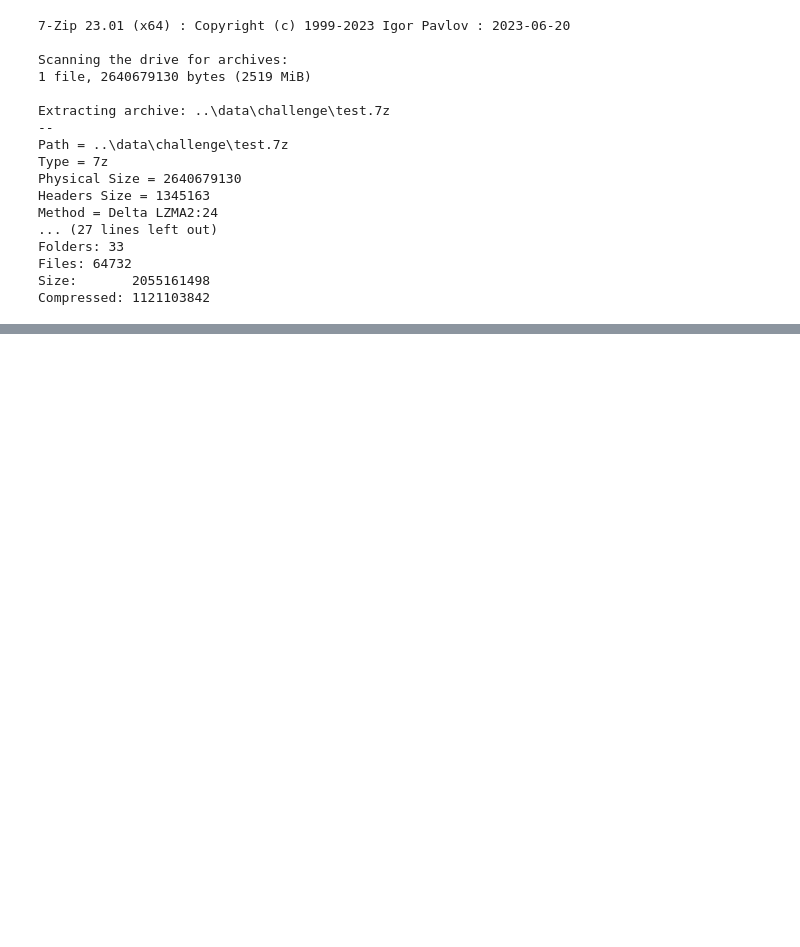
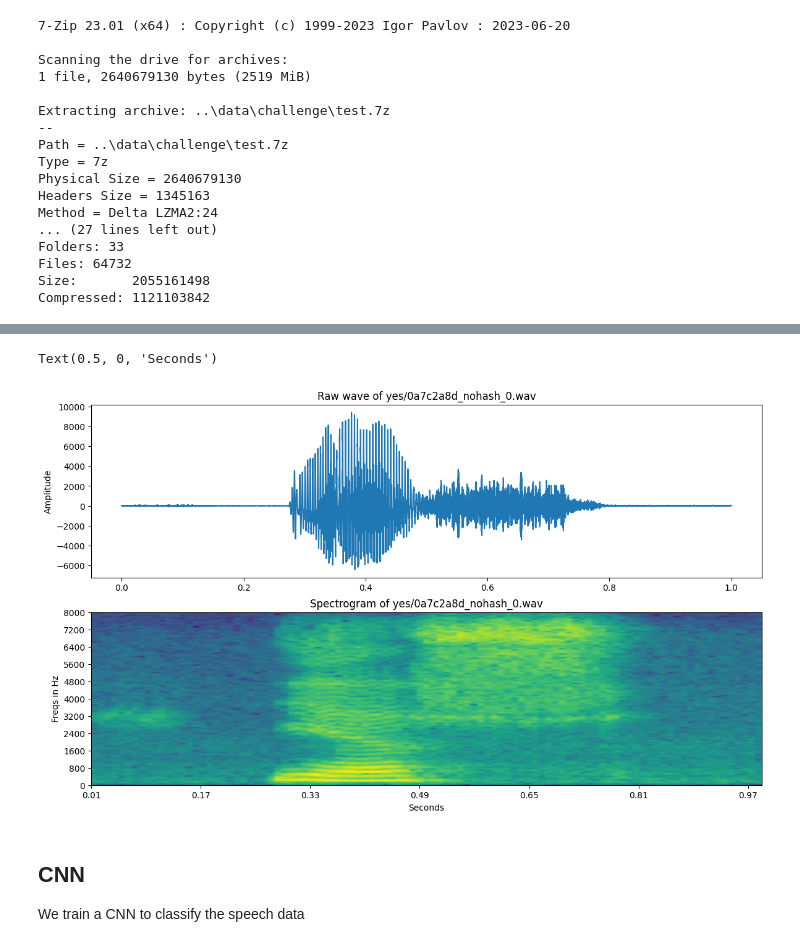
Before and after one commit to Lukas-J/DL2, a Jupyter notebook: src/project2.ipynb, the cells around one changed output, grey strips where cells are left out. Drawn from its saved outputs; the diff is of its cells as text; code cells hidden in the pictures; blank space fills up the shorter version.

Commit message:
some visualisations

```diff
--- a/src/project2.ipynb
+++ b/src/project2.ipynb
@@ -75,0 +93,2 @@ Compressed: 1121103842
+# %%
+train_path = Path(Path('.').resolve().parent, "data/challenge/train/audio/")
@@ -75,0 +98,5 @@ Compressed: 1121103842
+# %%
+# Define and open file to visualise
+file_to_visualise = "yes/0a7c2a8d_nohash_0.wav"
+filepath = Path(train_path, file_to_visualise)
+sample_rate, data = wavfile.read(filepath)
@@ -75,0 +110,36 @@ Compressed: 1121103842
+# %%
+# Define a function that calculates spectrogram. (https://www.kaggle.com/code/davids1992/speech-representation-and-data-exploration?scriptVersionId=1924001&cellId=6)
+def log_specgram(audio, sample_rate, window_size=20,
+                 step_size=10, eps=1e-10):
+    nperseg = int(round(window_size * sample_rate / 1e3))
+    noverlap = int(round(step_size * sample_rate / 1e3))
+    freqs, times, spec = signal.spectrogram(audio,
+                                    fs=sample_rate,
+                                    window='hann',
+                                    nperseg=nperseg,
+                                    noverlap=noverlap,
+                                    detrend=False)
+    return freqs, times, np.log(spec.T.astype(np.float32) + eps)
+# %%
+freqs, times, spectrogram = log_specgram(data, sample_rate)
+
+fig = plt.figure(figsize=(14, 8))
+ax1 = fig.add_subplot(211)
+ax1.set_title('Raw wave of ' + file_to_visualise)
+ax1.set_ylabel('Amplitude')
+ax1.plot(np.linspace(0, sample_rate/len(data), sample_rate), data)
+
+ax2 = fig.add_subplot(212)
+ax2.imshow(spectrogram.T, aspect='auto', origin='lower',
+           extent=[times.min(), times.max(), freqs.min(), freqs.max()])
+ax2.set_yticks(freqs[::16])
+ax2.set_xticks(times[::16])
+ax2.set_title('Spectrogram of ' + file_to_visualise)
+ax2.set_ylabel('Freqs in Hz')
+ax2.set_xlabel('Seconds')
+# %% [output]
+Text(0.5, 0, 'Seconds')
+[figure, added]
+# %% [markdown]
+## CNN
+We train a CNN to classify the speech data
```
Also changed, not shown: parts of 6 cells of this notebook.
